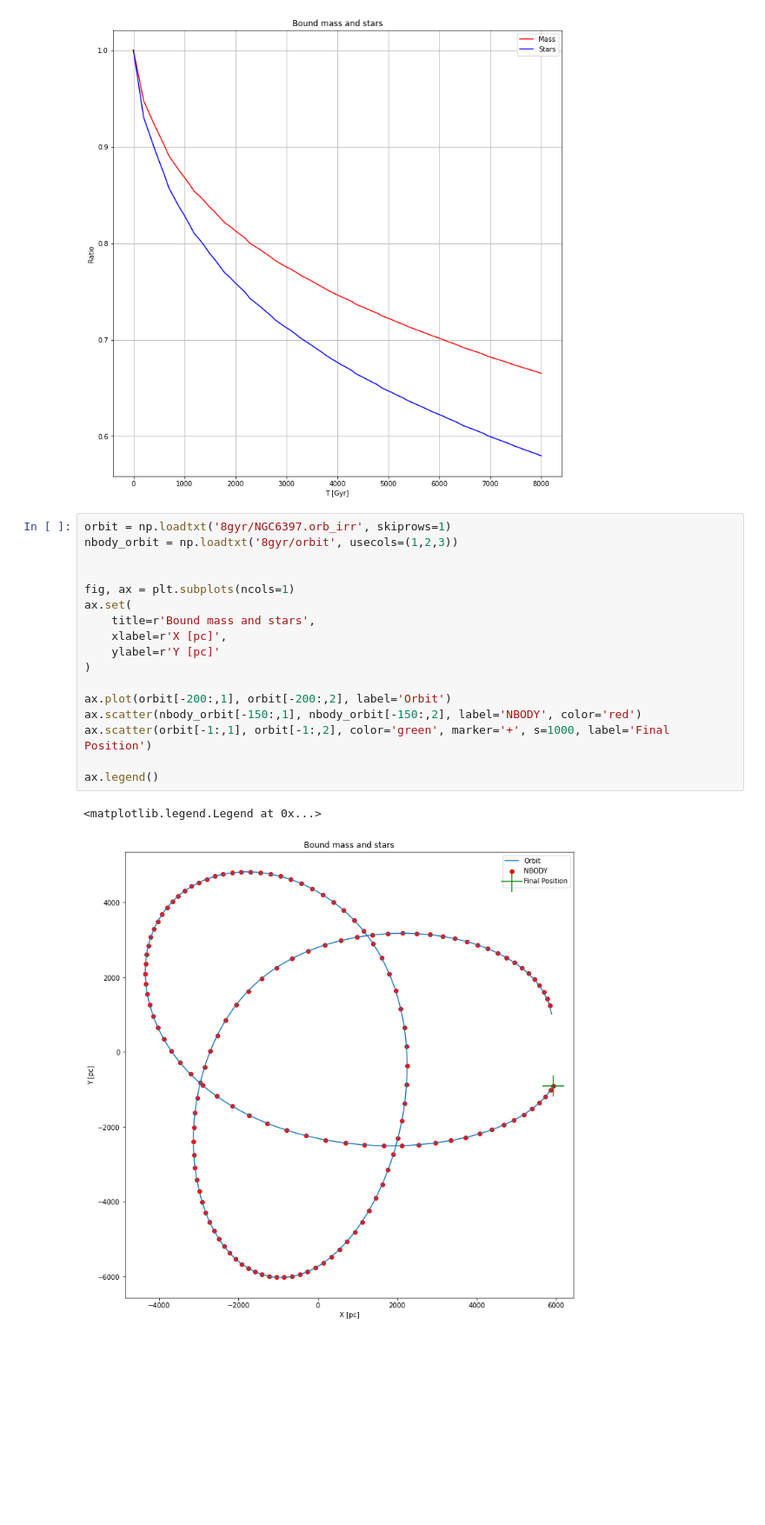
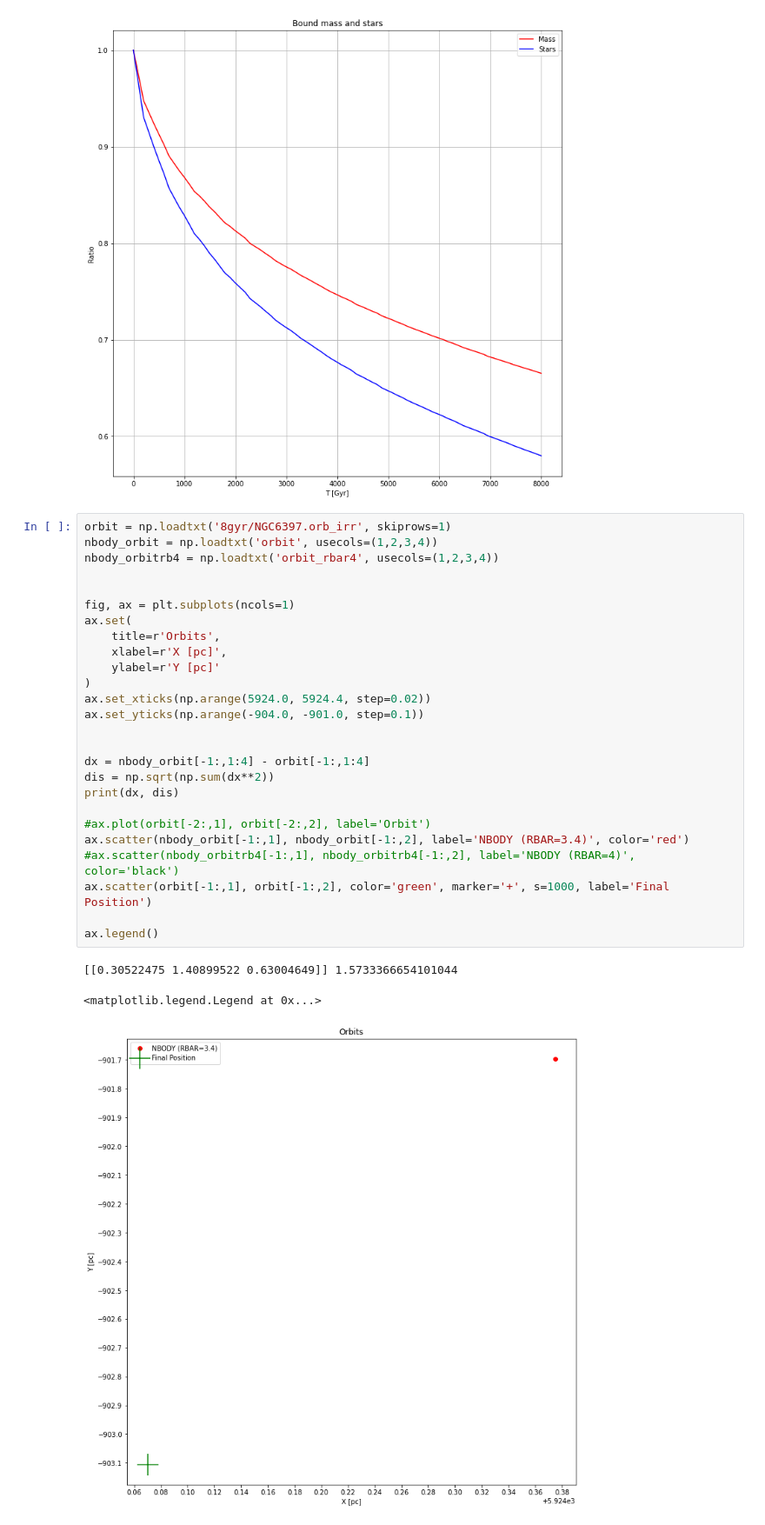
Before and after one commit to anthony-arnold/ngc6397, a Jupyter notebook: nbody - 8gyr.ipynb, the cells around one changed output. Shown at 87% size. Cells and saved outputs as stored; diff of their text form; blank space fills up the shorter version.

```diff
--- a/nbody - 8gyr.ipynb
+++ b/nbody - 8gyr.ipynb
@@ -70,21 +70,31 @@ plt.legend(lns, labels, loc=0)
 [figure]
 # %%
 orbit = np.loadtxt('8gyr/NGC6397.orb_irr', skiprows=1)
-nbody_orbit = np.loadtxt('8gyr/orbit', usecols=(1,2,3))
+nbody_orbit = np.loadtxt('orbit', usecols=(1,2,3,4))
+nbody_orbitrb4 = np.loadtxt('orbit_rbar4', usecols=(1,2,3,4))
 
 
 fig, ax = plt.subplots(ncols=1)
 ax.set(
-    title=r'Bound mass and stars',
+    title=r'Orbits',
     xlabel=r'X [pc]',
     ylabel=r'Y [pc]'
 )
+ax.set_xticks(np.arange(5924.0, 5924.4, step=0.02))
+ax.set_yticks(np.arange(-904.0, -901.0, step=0.1))
 
-ax.plot(orbit[-200:,1], orbit[-200:,2], label='Orbit')
-ax.scatter(nbody_orbit[-150:,1], nbody_orbit[-150:,2], label='NBODY', color='red')
+
+dx = nbody_orbit[-1:,1:4] - orbit[-1:,1:4]
+dis = np.sqrt(np.sum(dx**2))
+print(dx, dis)
+
+#ax.plot(orbit[-2:,1], orbit[-2:,2], label='Orbit')
+ax.scatter(nbody_orbit[-1:,1], nbody_orbit[-1:,2], label='NBODY (RBAR=3.4)', color='red')
+#ax.scatter(nbody_orbitrb4[-1:,1], nbody_orbitrb4[-1:,2], label='NBODY (RBAR=4)', color='black')
 ax.scatter(orbit[-1:,1], orbit[-1:,2], color='green', marker='+', s=1000, label='Final Position')
 
 ax.legend()
 # %% [output]
-<matplotlib.legend.Legend at 0x...>
+[[0.30522475 1.40899522 0.63004649]] 1.5733366654101044
+<matplotlib.legend.Legend at 0x...>
-[figure, old version]
+[figure, new version]
```
Also changed, not shown: 5 other files.
